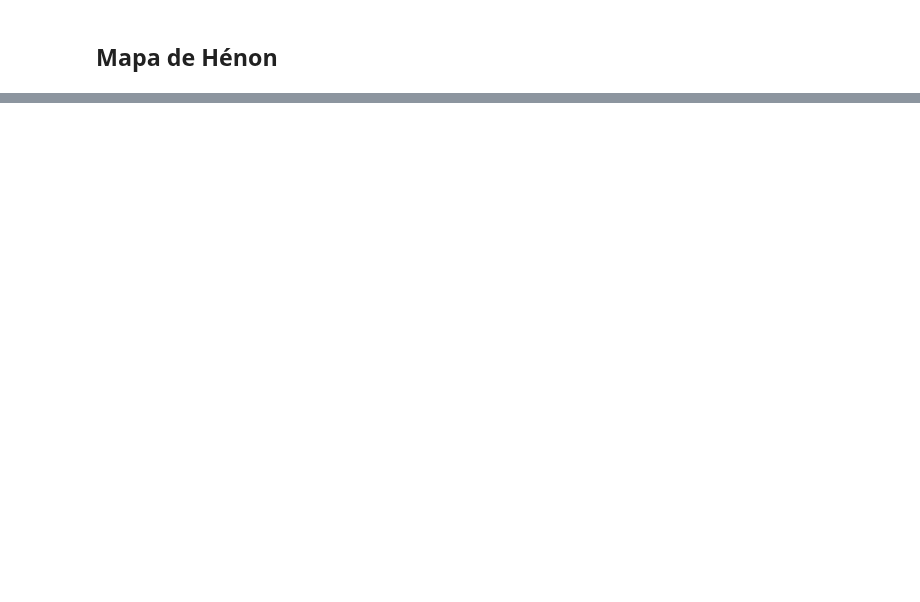
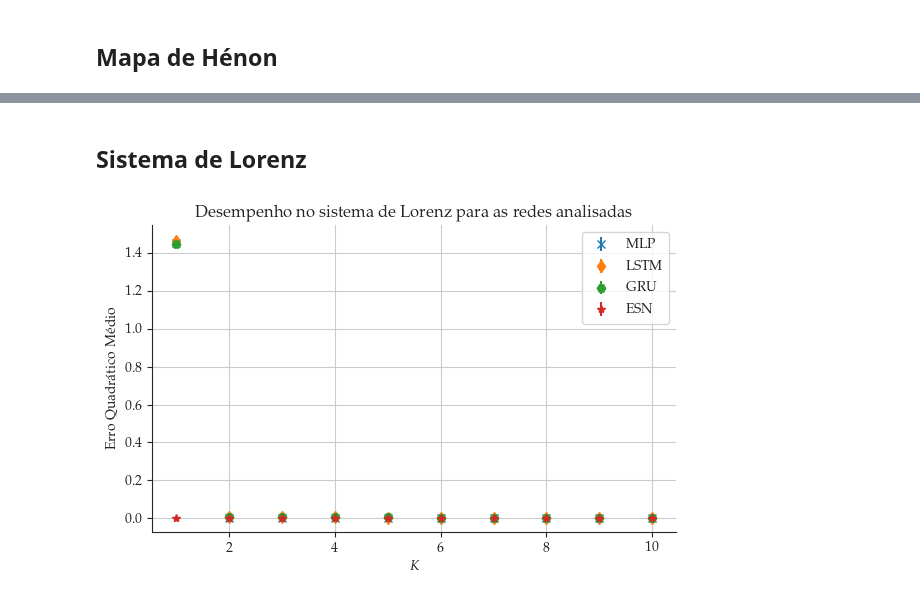
Before and after one commit to joaoppagnan/pibic-2020-2021, a Jupyter notebook: notebooks/visualizacao/networks-performance.ipynb, the cells around one changed output, grey strips where cells are left out. Saved outputs shown, nothing was run; the diff lists cells and outputs as text; code cells hidden in the pictures; blank space fills up the shorter version.

```diff
--- a/notebooks/visualizacao/networks-performance.ipynb
+++ b/notebooks/visualizacao/networks-performance.ipynb
@@ -254,0 +388,42 @@ NameError: name 'MSE_mlp' is not defined
+# %% [markdown]
+## Sistema de Lorenz
+# %%
+fig, ax = plt.subplots(tight_layout=True)
+
+K = pd.DataFrame(mse_mlp_lorenz, columns=['K']).to_numpy()
+K = K.ravel()
+
+MSE_mlp = pd.DataFrame(mse_mlp_lorenz, columns=['Media do MSE']).to_numpy()
+MSE_mlp = MSE_mlp.ravel()
+MSE_std_mlp = pd.DataFrame(mse_mlp_lorenz, columns=['Desvio Padrao do MSE']).to_numpy()
+MSE_std_mlp = MSE_std_mlp.ravel()
+
+MSE_lstm = pd.DataFrame(mse_lstm_lorenz, columns=['Media do MSE']).to_numpy()
+MSE_lstm = MSE_lstm.ravel()
+MSE_std_lstm = pd.DataFrame(mse_lstm_lorenz, columns=['Desvio Padrao do MSE']).to_numpy()
+MSE_std_lstm = MSE_std_lstm.ravel()
+
+MSE_gru = pd.DataFrame(mse_gru_lorenz, columns=['Media do MSE']).to_numpy()
+MSE_gru = MSE_gru.ravel()
+MSE_std_gru = pd.DataFrame(mse_gru_lorenz, columns=['Desvio Padrao do MSE']).to_numpy()
+MSE_std_gru = MSE_std_gru.ravel()
+
+MSE_esn = pd.DataFrame(mse_esn_lorenz, columns=['Media do MSE']).to_numpy()
+MSE_esn = MSE_esn.ravel()
+MSE_std_esn = pd.DataFrame(mse_esn_lorenz, columns=['Desvio Padrao do MSE']).to_numpy()
+MSE_std_esn = MSE_std_esn.ravel()
+
+ax.errorbar(K, MSE_mlp, MSE_std_mlp, linestyle='None', marker='x', label='MLP')
+ax.errorbar(K, MSE_lstm, MSE_std_lstm, linestyle='None', marker='d', label='LSTM')
+ax.errorbar(K, MSE_gru, MSE_std_gru, linestyle='None', marker='H', label='GRU')
+ax.errorbar(K, MSE_esn, MSE_std_esn, linestyle='None', marker='*', label='ESN')
+
+ax.legend()
+ax.set_xlabel('$K$')
+ax.set_ylabel('Erro Quadrático Médio')
+ax.set_title('Desempenho no sistema de Lorenz para as redes analisadas')
+sns.despine()
+ax.grid()
+fig.savefig("../../images/results/lorenz.pdf")
+# %% [output]
+[figure, added]
```
Also changed, not shown: parts of 12 cells of this notebook, 8 other files.
